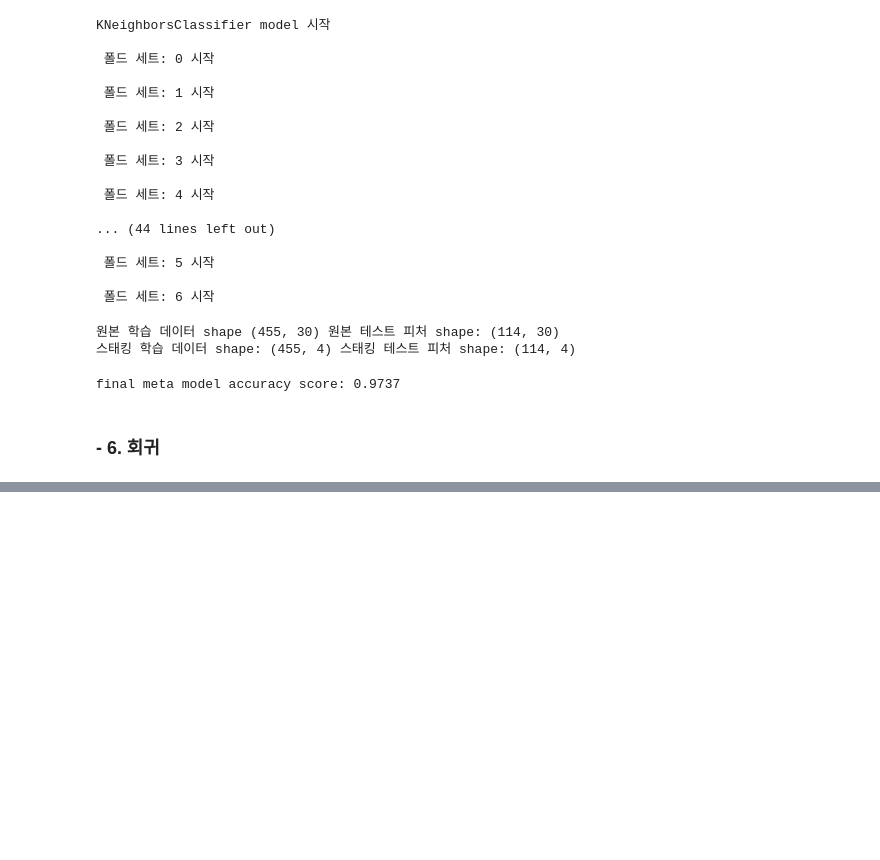
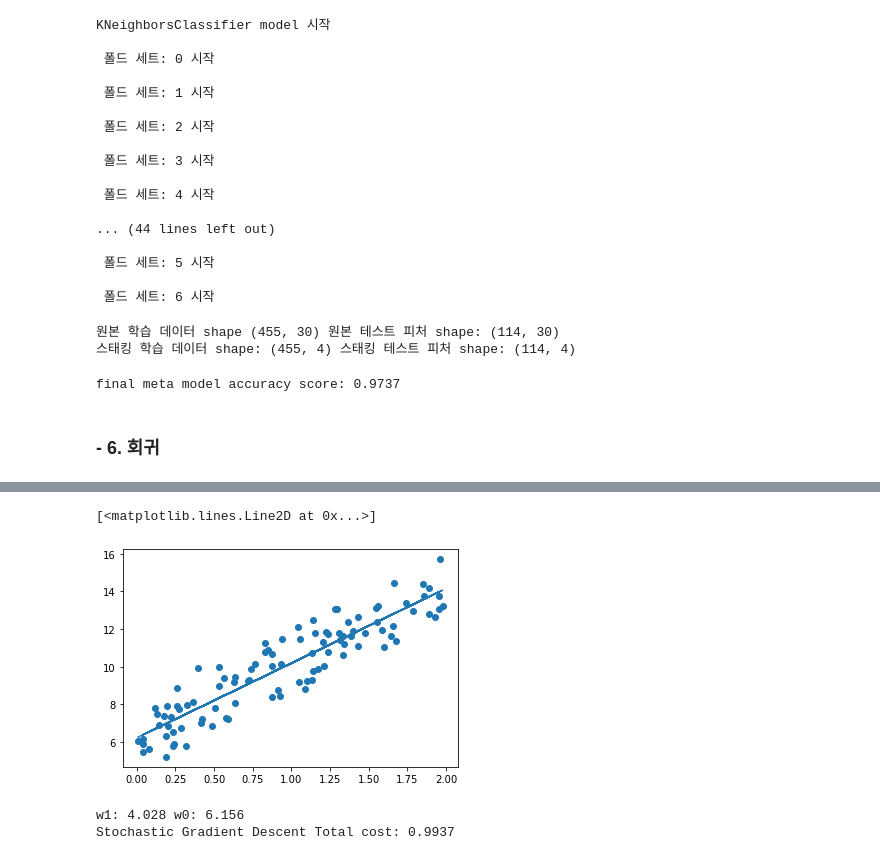
Before and after one commit to SimplePro/pythonMachineLearning, a Jupyter notebook: sklearn_tutorials/sklearn_tutorial.ipynb, the cells around one changed output, grey strips where cells are left out. Drawn from its saved outputs; the diff is of its cells as text; code cells hidden in the pictures; blank space fills up the shorter version.

```diff
--- a/sklearn_tutorials/sklearn_tutorial.ipynb
+++ b/sklearn_tutorials/sklearn_tutorial.ipynb
@@ -2533,0 +2564,27 @@ final meta model accuracy score: 0.9737
+# %%
+def get_weight_updates(w1, w0, X, y, learning_rate=0.01):
+    N = len(y)
+    w1_update = np.zeros_like(w1)
+    w0_update = np.zeros_like(w0)
+
+    y_pred = np.dot(X, w1.T) + w0  # X 값에 대한 예측 배열을 구함.
+    ## 위의 예측 배열은 일차함수를 생각하면 쉽게 이해할 수 있다. (w0 는 y 절편임.)
+    diff = y - y_pred  ## 실제 y 와 예측 배열 y_pred 의 차이를 diff 변수에 대입한다.
+
+    w0_factors = np.ones((N, 1))
+
+    w1_update = -(2/N)*learning_rate*(np.dot(X.T, diff))  ## w1_update 는 w1 에 대한 오류값이다.
+    w0_update = -(2/N)*learning_rate*(np.dot(w0_factors.T, diff))  ## w0_update w0 에 대한 오류값이다.
+
+    return w1_update, w0_update
+# %%
+def gradient_descent_steps(X, y, iters=10000):
+    w0 = np.zeros((1, 1))
+    w1 = np.zeros((1, 1))
+
+    for ind in range(iters):
+        w1_update, w0_update = get_weight_updates(w1, w0, X, y, learning_rate=0.01)
+        w1 -= w1_update
+        w0 -= w0_update
+
+    return w1, w0
@@ -2533,0 +2599,6 @@ final meta model accuracy score: 0.9737
+# %%
+plt.scatter(X, y)
+plt.plot(X, y_pred)
+# %% [output]
+[<matplotlib.lines.Line2D at 0x...>]
+[figure, added]
@@ -2533,0 +2623,8 @@ final meta model accuracy score: 0.9737
+# %%
+w1, w0 = stochastic_gradient_descent_steps(X, y, iters=1000)
+print("w1:", round(w1[0, 0], 3), "w0:", round(w0[0, 0], 3))
+y_pred = w1[0, 0] * X + w0
+print("Stochastic Gradient Descent Total cost:", round(get_cost(y, y_pred), 4))
+# %% [output]
+w1: 4.028 w0: 6.156
+Stochastic Gradient Descent Total cost: 0.9937
```
Also changed, not shown: parts of 6 cells of this notebook.
